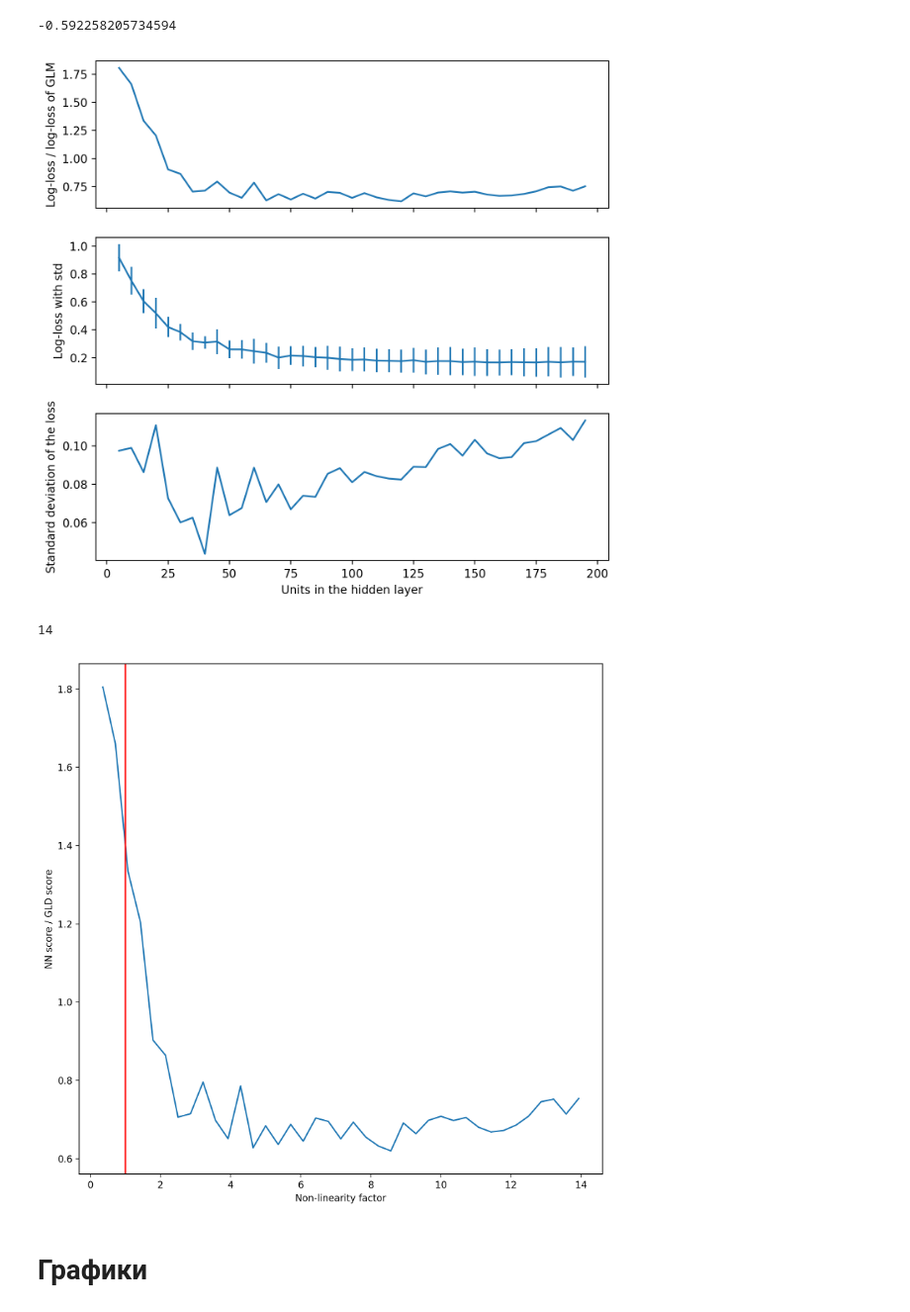
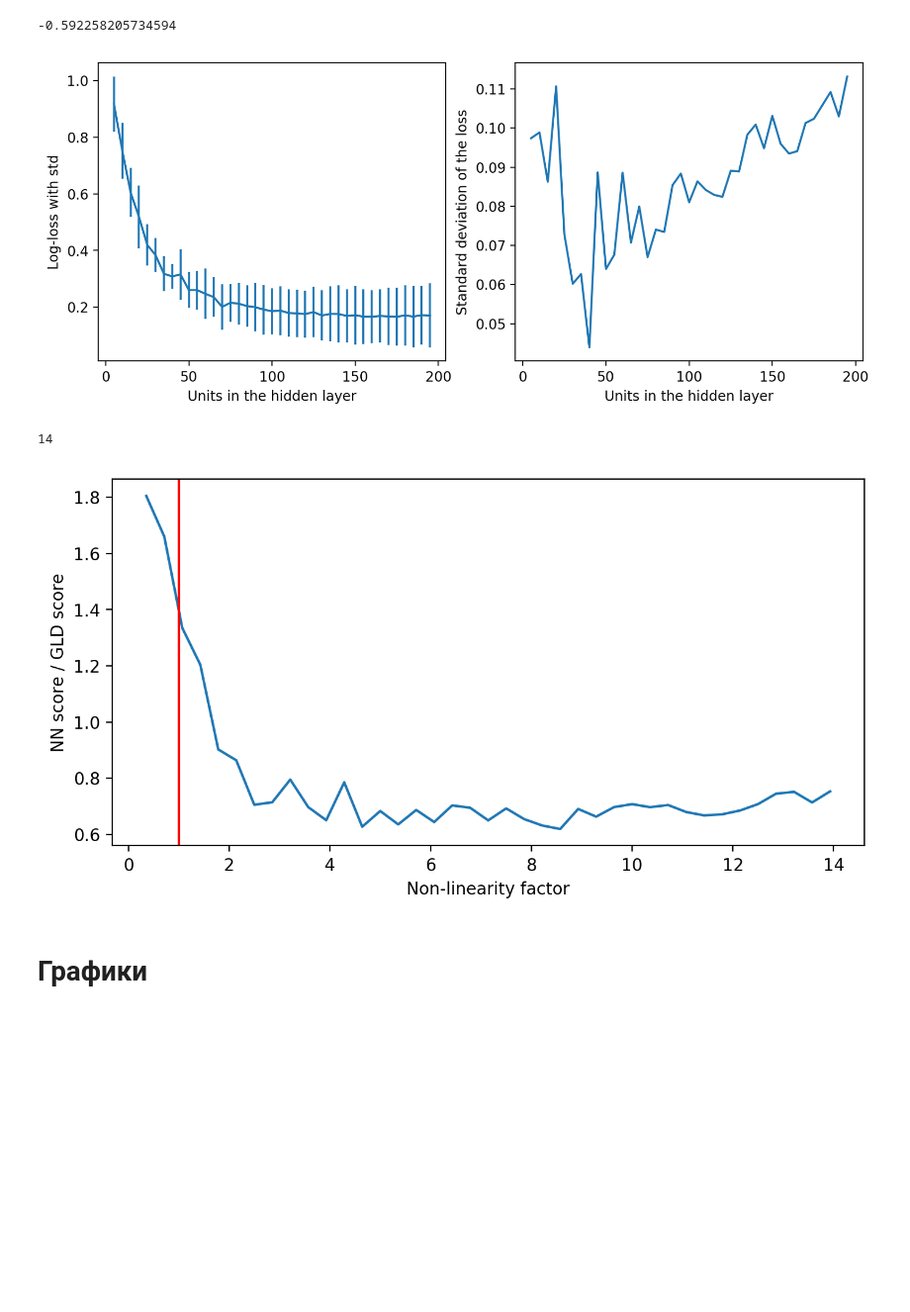
Before and after one commit to Intelligent-Systems-Phystech/BSThesis, a Jupyter notebook: Ivanychev2018/code/Learn.ipynb, the cells around one changed output. Shown at 99% size. Saved outputs shown, nothing was run; the diff lists cells and outputs as text; code cells hidden in the pictures; blank space fills up the shorter version.

```diff
--- a/Ivanychev2018/code/Learn.ipynb
+++ b/Ivanychev2018/code/Learn.ipynb
@@ -350,20 +352,21 @@ np.mean(regd_linear_model_error)
 # %% [output]
 -0.592258205734594
 # %%
-f, axes = plt.subplots(3, 1, dpi=200, sharex=True)
-f.set_size_inches(8, 8)
-axes[0].plot(n_units, -np.max(errors, axis=1) / np.mean(regd_linear_model_error))
-axes[0].set_ylabel("Log-loss / log-loss of GLM")
-axes[1].errorbar(x=n_units, y=np.mean(errors, axis=1), yerr=np.std(errors, axis=1))
-axes[1].set_ylabel("Log-loss with std")
-axes[2].plot(n_units, np.std(errors, axis=1))
-axes[2].set_ylabel("Standard deviation of the loss")
+f, axes = plt.subplots(1, 2, dpi=200, sharex=True)
+f.set_size_inches(10, 4)
+# axes[0].plot(n_units, -np.max(errors, axis=1) / np.mean(regd_linear_model_error))
+# axes[0].set_ylabel("Log-loss / log-loss of GLM")
+axes[0].errorbar(x=n_units, y=np.mean(errors, axis=1), yerr=np.std(errors, axis=1))
+axes[0].set_xlabel("Units in the hidden layer")
+axes[0].set_ylabel("Log-loss with std")
+axes[1].plot(n_units, np.std(errors, axis=1))
+axes[1].set_xlabel("Units in the hidden layer")
+axes[1].set_ylabel("Standard deviation of the loss")
 # f.xlabel("Number of neurons")
 # axes[0].ylabel("Log-loss")
-plt.xlabel("Units in the hidden layer")
 plt.savefig("../pics/loss_and_std_of_n_units_reg.png")
 # %% [output]
-[figure, old version]
+[figure, new version]
 # %%
 np.mean(regd_linear_model_error)
 true_number_of_features
@@ -371,7 +374,7 @@ true_number_of_features
 14
 # %%
 f, axes = plt.subplots(1, 1, dpi=200, sharex=True)
-f.set_size_inches(10, 10)
+f.set_size_inches(8, 4)
 axes.plot(n_units / true_number_of_features, -np.max(errors, axis=1) / np.mean(regd_linear_model_error))
 axes.set_ylabel("NN score / GLD score")
 axes.axvline(x=1, color='r')
@@ -380,7 +383,7 @@ axes.axvline(x=1, color='r')
 plt.xlabel("Non-linearity factor")
 plt.savefig("../pics/loss_and_std_of_nl_factor.png")
 # %% [output]
-[figure, old version]
+[figure, new version]
 # %% [markdown]
 # Графики
 # %% [markdown]
```
Also changed, not shown: parts of 3 cells of this notebook, 6 other files.
